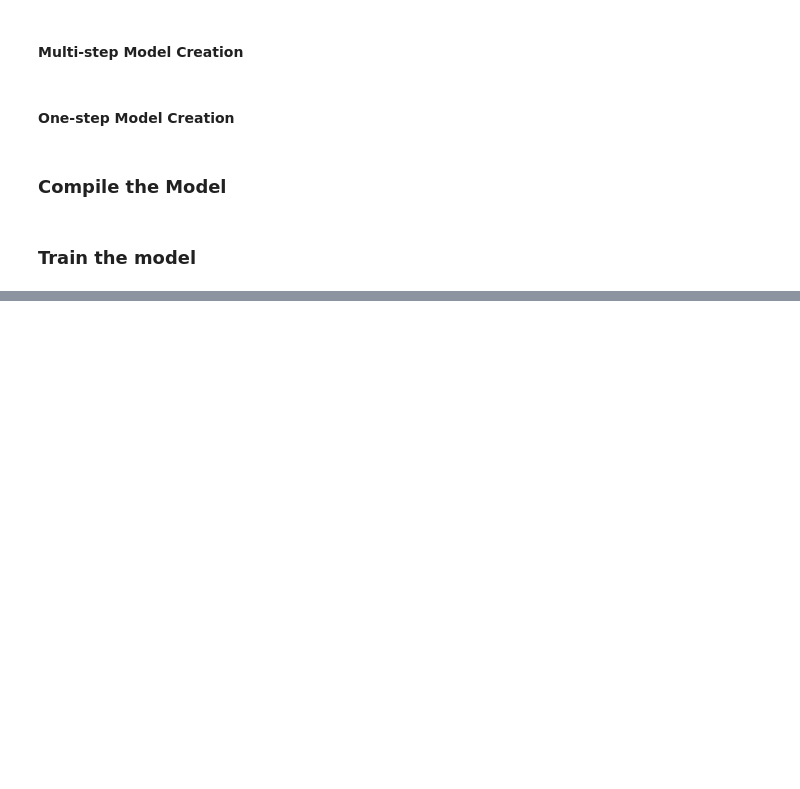
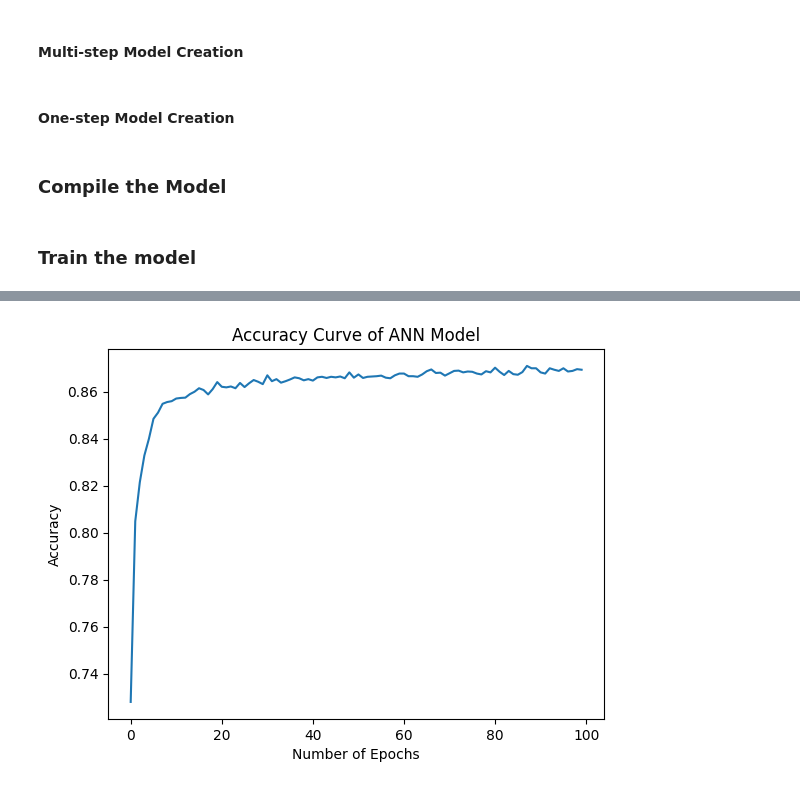
Before and after one commit to GoAshim/Artificial-Neural-Network-with-TensorFlow, a Jupyter notebook: 06_Binary_Classification_using_TensorFlow_Predict_Customer_Churn.ipynb, the cells around one changed output, grey strips where cells are left out. Cells and saved outputs as stored; diff of their text form; code cells hidden in the pictures; blank space fills up the shorter version.

```diff
--- a/06_Binary_Classification_using_TensorFlow_Predict_Customer_Churn.ipynb
+++ b/06_Binary_Classification_using_TensorFlow_Predict_Customer_Churn.ipynb
@@ -358,0 +394,8 @@ hist2 = ann2.fit(X_train_mm, y_train, epochs=100, verbose=0)
+# %%
+# Plot the accuracy curve for the first model
+plt.plot(hist1.history['accuracy'])
+plt.title("Accuracy Curve of ANN Model")
+plt.xlabel("Number of Epochs")
+plt.ylabel("Accuracy");
+# %% [output]
+[figure, added]
```
Also changed, not shown: parts of 8 cells of this notebook.
